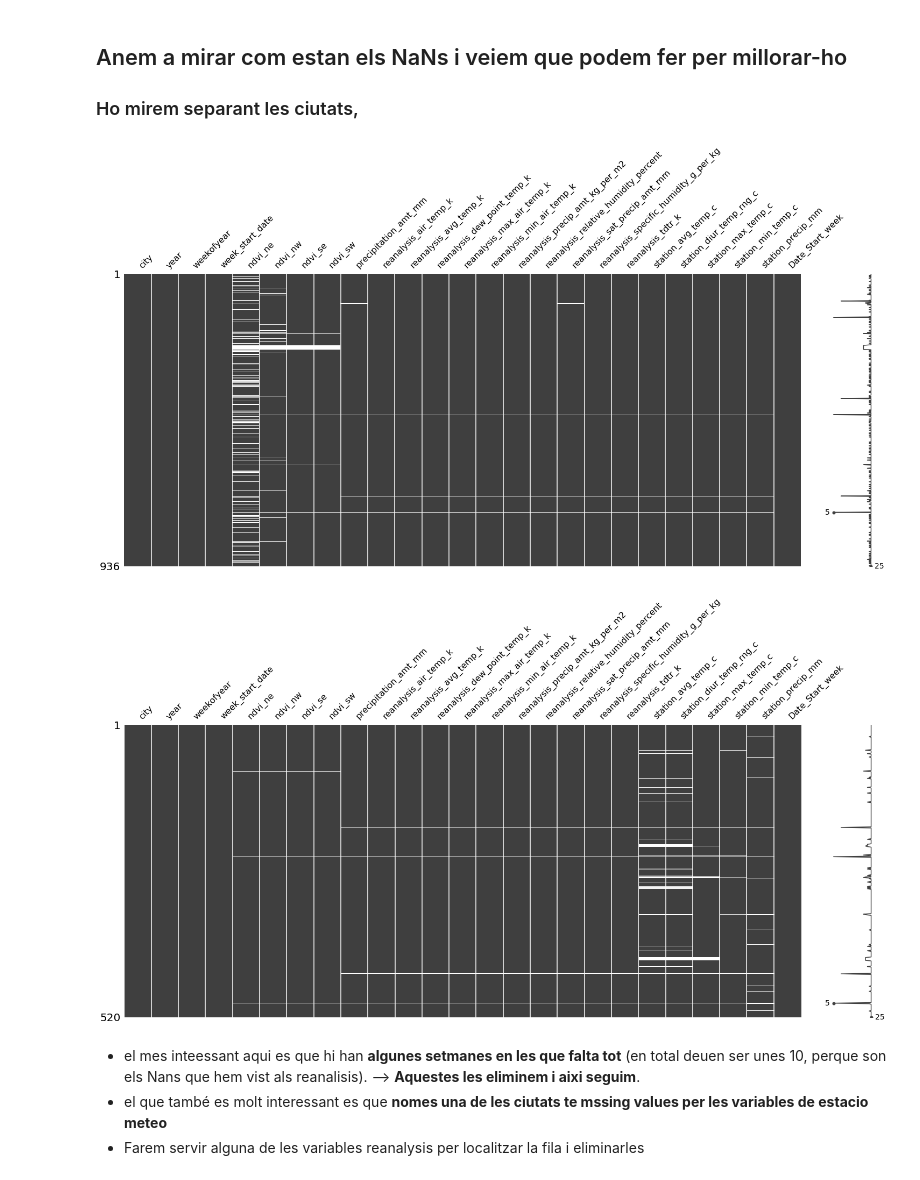
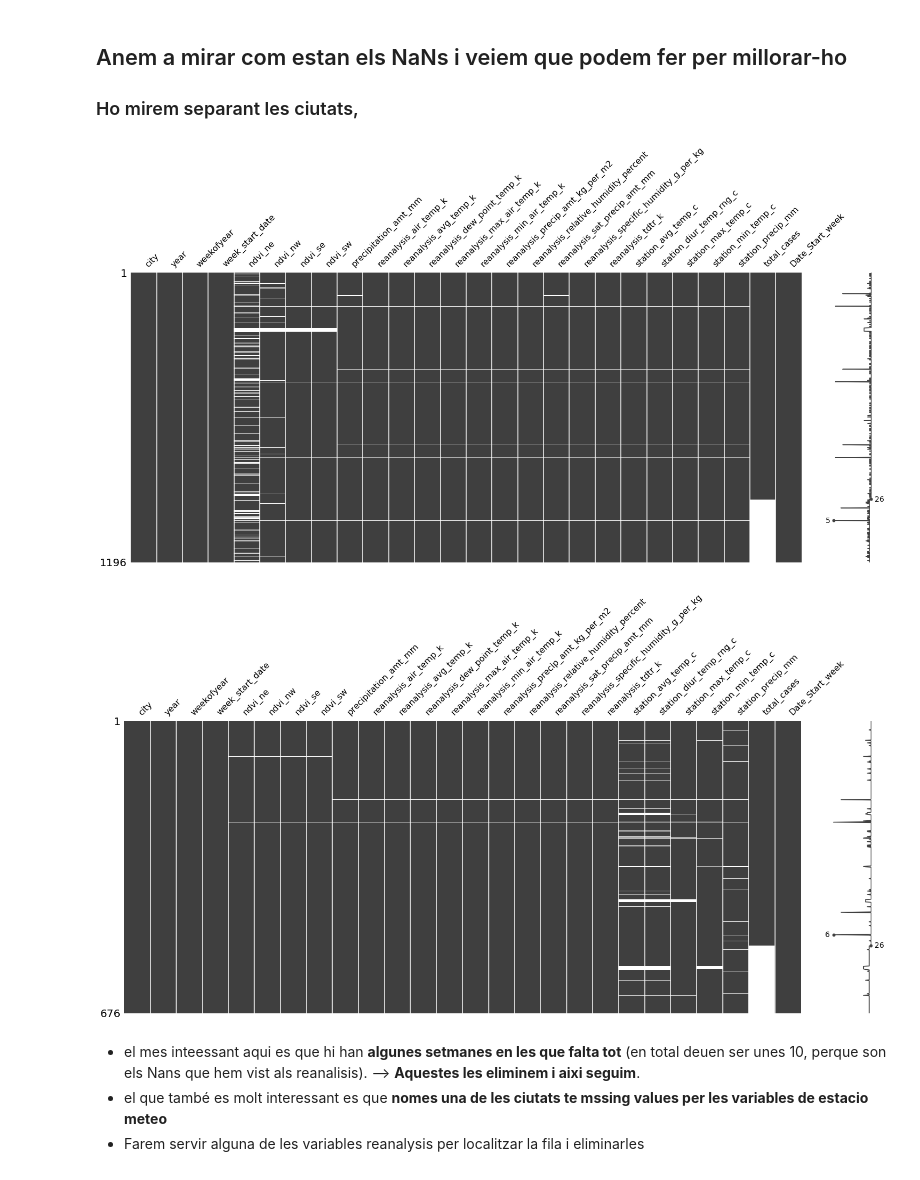
Before and after one commit to PCerralbo/Dengue_Driven, a Jupyter notebook: Denge_Exploratory_Filling_NaN.ipynb, the cells around one changed output. Cells and saved outputs as stored; diff of their text form; code cells hidden in the pictures.

```diff
--- a/Denge_Exploratory_Filling_NaN.ipynb
+++ b/Denge_Exploratory_Filling_NaN.ipynb
@@ -108,0 +122,3 @@ memory usage: 273.1+ KB
+# %%
+train= pd.concat([train_values_df, train_labels_df['total_cases']], axis=1, sort=False)
+test_values_df['total_cases']=np.nan
@@ -108,0 +141,3 @@ memory usage: 273.1+ KB
+# %%
+df_TOTAL = pd.concat([train, test_values_df]).reset_index(drop=True)
+df_TOTAL.tail()
@@ -109,6 +152,6 @@ memory usage: 273.1+ KB
 # %%
 # posem les dates en format de dates
-train_values_df['Date_Start_week'] =  pd.to_datetime(train_values_df['week_start_date'], format='%Y-%m-%d')
+df_TOTAL['Date_Start_week'] =  pd.to_datetime(df_TOTAL['week_start_date'], format='%Y-%m-%d')
 # %% [markdown]
 ### fins aqui:
 1. totes les dades son floats, excepte el dia week_start_date (data), city i any-weekofyear (int).
@@ -134,14 +177,14 @@ train_values_df['Date_Start_week'] =  pd.to_datetime(train_values_df['week_start
 ### Ho mirem separant les ciutats,
 # %%
 import missingno as msno
-msno.matrix(train_values_df[train_values_df['city']=='sj'])
+msno.matrix(df_TOTAL[df_TOTAL['city']=='sj'])
 plt.show()
 
-msno.matrix(train_values_df[train_values_df['city']=='iq'])
+msno.matrix(df_TOTAL[df_TOTAL['city']=='iq'])
 plt.show()
 # %% [output]
-[figure, old version]
+[figure, new version]
-[figure, old version]
+[figure, new version]
 # %% [markdown]
 * el mes inteessant aqui es que hi han **algunes setmanes en les que falta tot** (en total deuen ser unes 10, perque son els Nans que hem vist als reanalisis). --> **Aquestes les eliminem i aixi seguim**.
 * el que també es molt interessant es que **nomes una de les ciutats te mssing values per les variables de estacio meteo**
```
Also changed, not shown: parts of 49 cells of this notebook.
